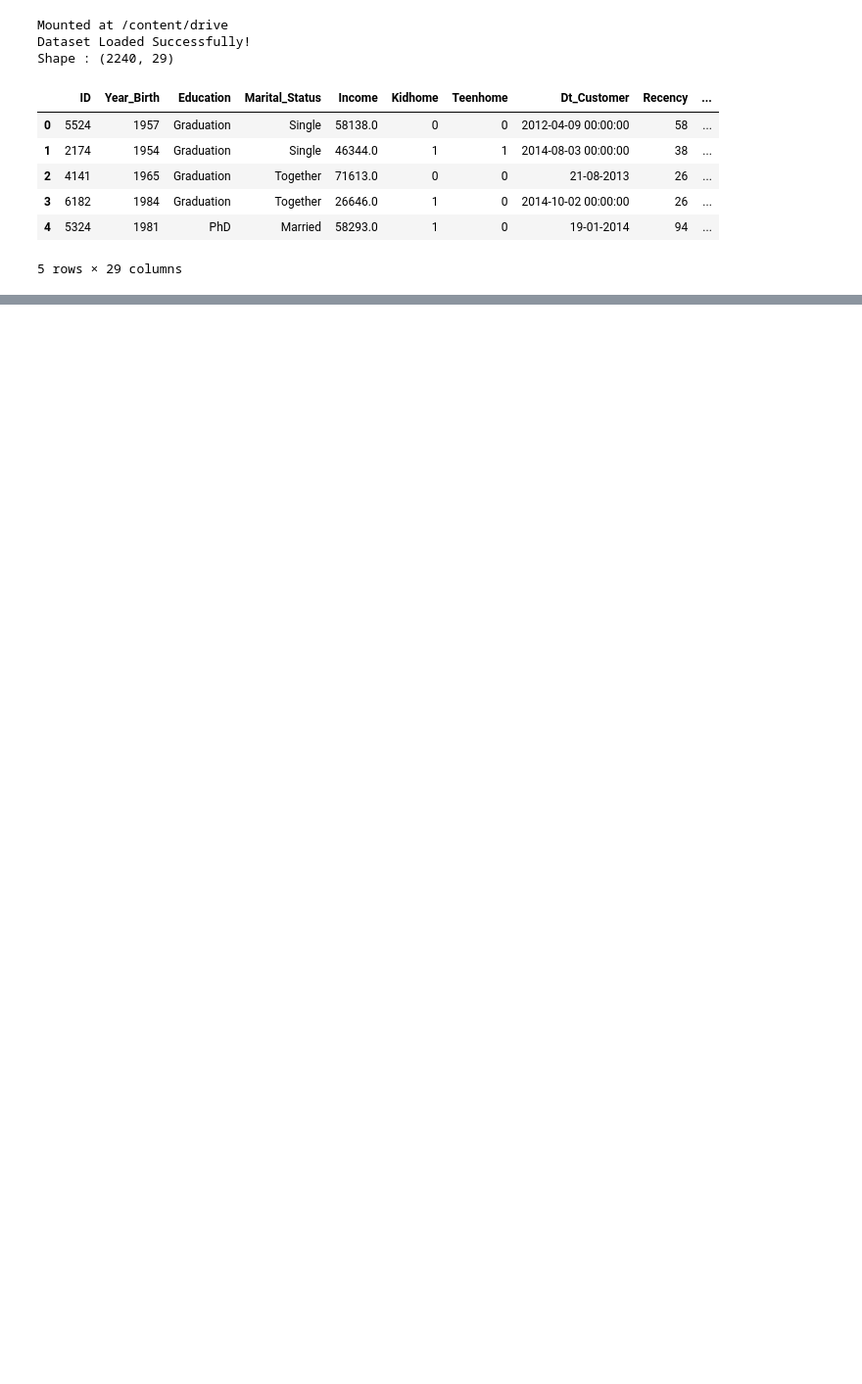
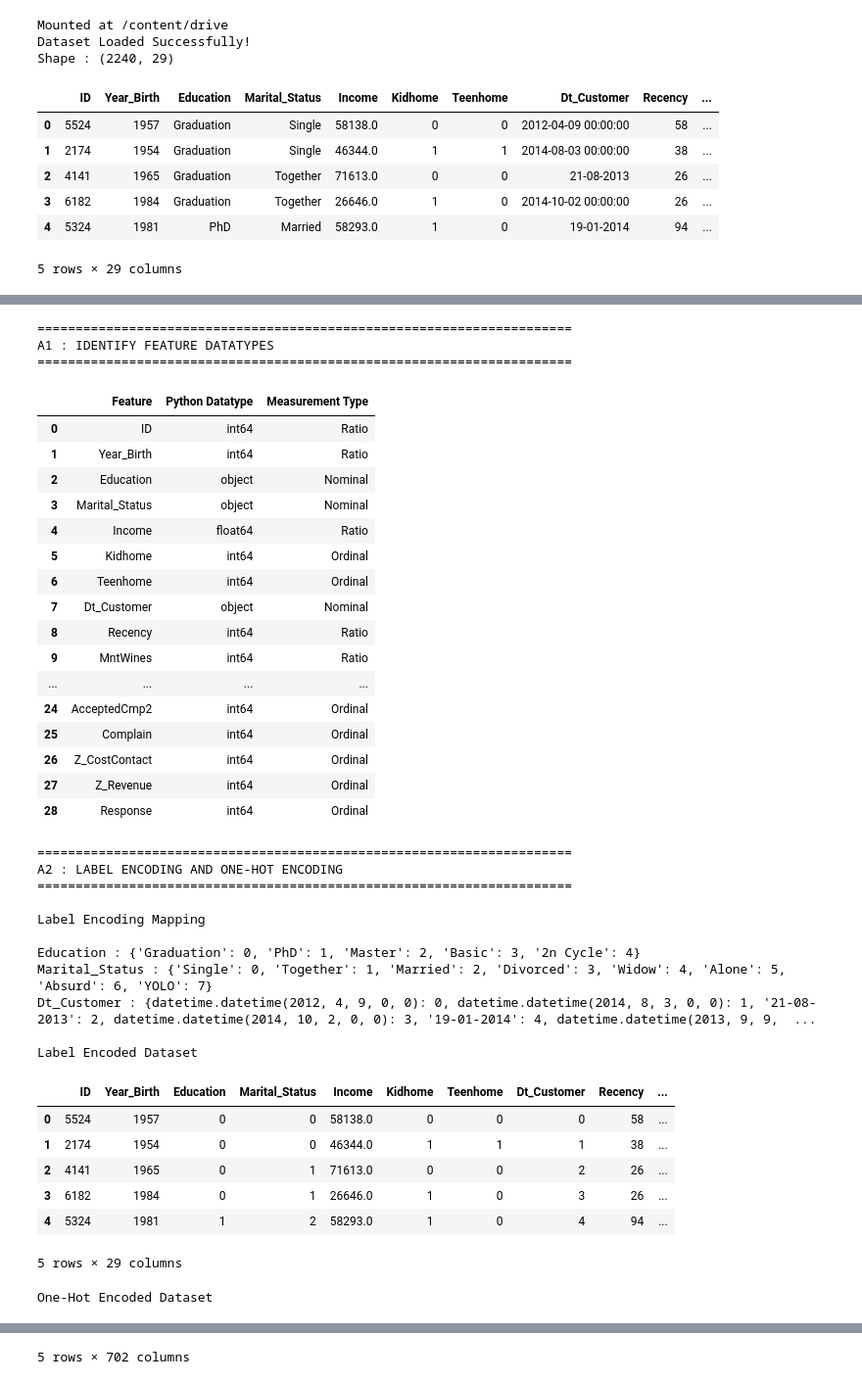
Before and after one commit to Karuneshtiwari/ML-lab, a Jupyter notebook: Lab03.ipynb, the cells around one changed output, grey strips where cells are left out. Shown at 98% size. Drawn from its saved outputs; the diff is of its cells as text; code cells hidden in the pictures; blank space fills up the shorter version.

```diff
--- a/Lab03.ipynb
+++ b/Lab03.ipynb
@@ -101,0 +170,75 @@ A1 : IDENTIFY FEATURE DATATYPES
+# %%
+# MAIN PROGRAM
+
+# A1
+print("=" * 70)
+print("A1 : IDENTIFY FEATURE DATATYPES")
+print("=" * 70)
+
+feature_information = identify_feature_types(dataset)
+
+display(feature_information)
+
+
+# A2
+print("\n" + "=" * 70)
+print("A2 : LABEL ENCODING AND ONE-HOT ENCODING")
+print("=" * 70)
+
+label_encoded_dataset, label_mappings = perform_label_encoding(dataset)
+
+print("\nLabel Encoding Mapping\n")
+
+for column, mapping in label_mappings.items():
+
+    print(f"{column} : {mapping}")
+
+print("\nLabel Encoded Dataset")
+
+display(label_encoded_dataset.head())
+
+one_hot_encoded_dataset = perform_one_hot_encoding(dataset)
+
+print("\nOne-Hot Encoded Dataset")
+
+display(one_hot_encoded_dataset.head())
+# %% [output]
+======================================================================
+A1 : IDENTIFY FEATURE DATATYPES
+======================================================================
+|  | Feature | Python Datatype | Measurement Type |
+| 0 | ID | int64 | Ratio |
+| 1 | Year_Birth | int64 | Ratio |
+| 2 | Education | object | Nominal |
+| 3 | Marital_Status | object | Nominal |
+| 4 | Income | float64 | Ratio |
+| 5 | Kidhome | int64 | Ordinal |
+| 6 | Teenhome | int64 | Ordinal |
+| 7 | Dt_Customer | object | Nominal |
+| 8 | Recency | int64 | Ratio |
+| 9 | MntWines | int64 | Ratio |
+| ... | ... | ... | ... |
+| 24 | AcceptedCmp2 | int64 | Ordinal |
+| 25 | Complain | int64 | Ordinal |
+| 26 | Z_CostContact | int64 | Ordinal |
+| 27 | Z_Revenue | int64 | Ordinal |
+| 28 | Response | int64 | Ordinal |
+======================================================================
+A2 : LABEL ENCODING AND ONE-HOT ENCODING
+======================================================================
+
+Label Encoding Mapping
+
+Education : {'Graduation': 0, 'PhD': 1, 'Master': 2, 'Basic': 3, '2n Cycle': 4}
+Marital_Status : {'Single': 0, 'Together': 1, 'Married': 2, 'Divorced': 3, 'Widow': 4, 'Alone': 5, 'Absurd': 6, 'YOLO': 7}
+Dt_Customer : {datetime.datetime(2012, 4, 9, 0, 0): 0, datetime.datetime(2014, 8, 3, 0, 0): 1, '21-08-2013': 2, datetime.datetime(2014, 10, 2, 0, 0): 3, '19-01-2014': 4, datetime.datetime(2013, 9, 9,  ...
+
+Label Encoded Dataset
+|  | ID | Year_Birth | Education | Marital_Status | Income | Kidhome | Teenhome | Dt_Customer | Recency | ... |
+| 0 | 5524 | 1957 | 0 | 0 | 58138.0 | 0 | 0 | 0 | 58 | ... |
+| 1 | 2174 | 1954 | 0 | 0 | 46344.0 | 1 | 1 | 1 | 38 | ... |
+| 2 | 4141 | 1965 | 0 | 1 | 71613.0 | 0 | 0 | 2 | 26 | ... |
+| 3 | 6182 | 1984 | 0 | 1 | 26646.0 | 1 | 0 | 3 | 26 | ... |
+| 4 | 5324 | 1981 | 1 | 2 | 58293.0 | 1 | 0 | 4 | 94 | ... |
+5 rows × 29 columns
+One-Hot Encoded Dataset
@@ -101,0 +251 @@ A1 : IDENTIFY FEATURE DATATYPES
+5 rows × 702 columns
```
Also changed, not shown: parts of 3 cells of this notebook.
